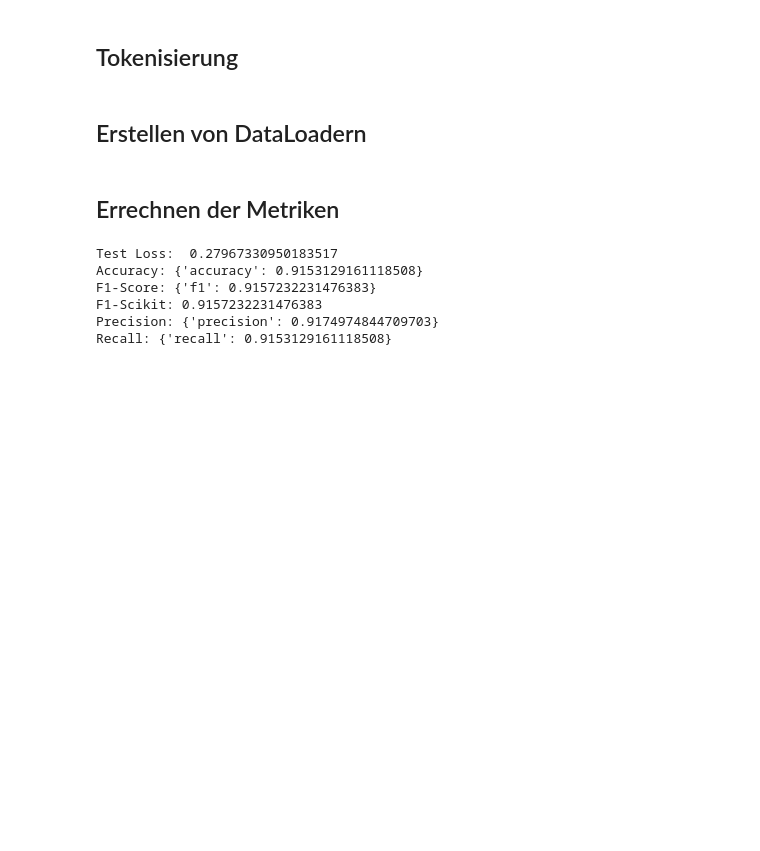
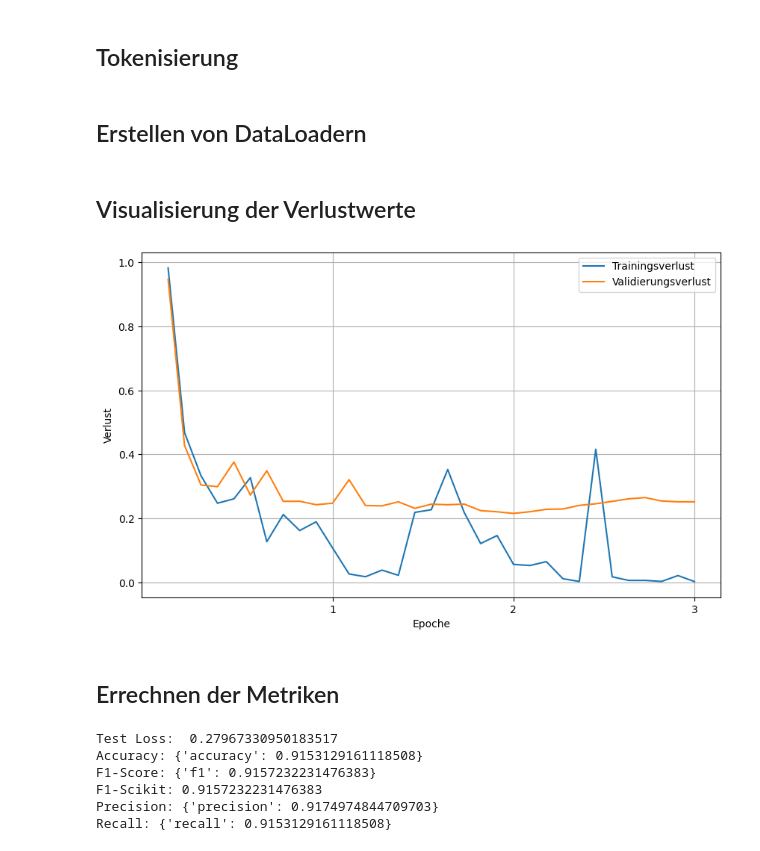
Before and after one commit to ugur-sa/Ugur_Sadiklar_BA_2024, a Jupyter notebook: Modellentwicklung/Evaluation.ipynb, the cells around one changed output. Saved outputs shown, nothing was run; the diff lists cells and outputs as text; code cells hidden in the pictures; blank space fills up the shorter version.

Commit message:
Add loss visualization to evaluation

```diff
--- a/Modellentwicklung/Evaluation.ipynb
+++ b/Modellentwicklung/Evaluation.ipynb
@@ -116,6 +116,37 @@ batch_size = 16
 train_loader = DataLoader(train_dataset, batch_size=batch_size, shuffle=True)
 val_loader = DataLoader(val_dataset, batch_size=batch_size, shuffle=False)
 test_loader = DataLoader(test_dataset, batch_size=batch_size, shuffle=False)
+# %% [markdown]
+## Visualisierung der Verlustwerte
+# %%
+import json
+import matplotlib.pyplot as plt
+import numpy as np
+
+# Lade die Metriken
+with open('./metrics.json', 'r') as f:
+    metrics = json.load(f)
+
+batches = metrics['batch']
+train_losses = metrics['train_loss']
+val_losses = metrics['val_loss']
+f1 = metrics['f1']
+
+# Umrechnung von Batches zu Epochs, jede Epoche hat 1100 Batches
+epochs = np.array(batches) / 1100
+
+plt.figure(figsize=(10, 6))
+plt.plot(epochs, train_losses, label='Trainingsverlust')
+plt.plot(epochs, val_losses, label='Validierungsverlust')
+# plt.title('Verlust über Epochs')
+plt.xlabel('Epoche')
+plt.ylabel('Verlust')
+plt.xticks(np.arange(1, 4, 1))  # Stelle sicher, dass die x-Achse von 1 bis 3 geht
+plt.grid(True)
+plt.legend()
+plt.show()
+# %% [output]
+[figure, added]
 # %% [markdown]
 ## Errechnen der Metriken
 # %%
```
